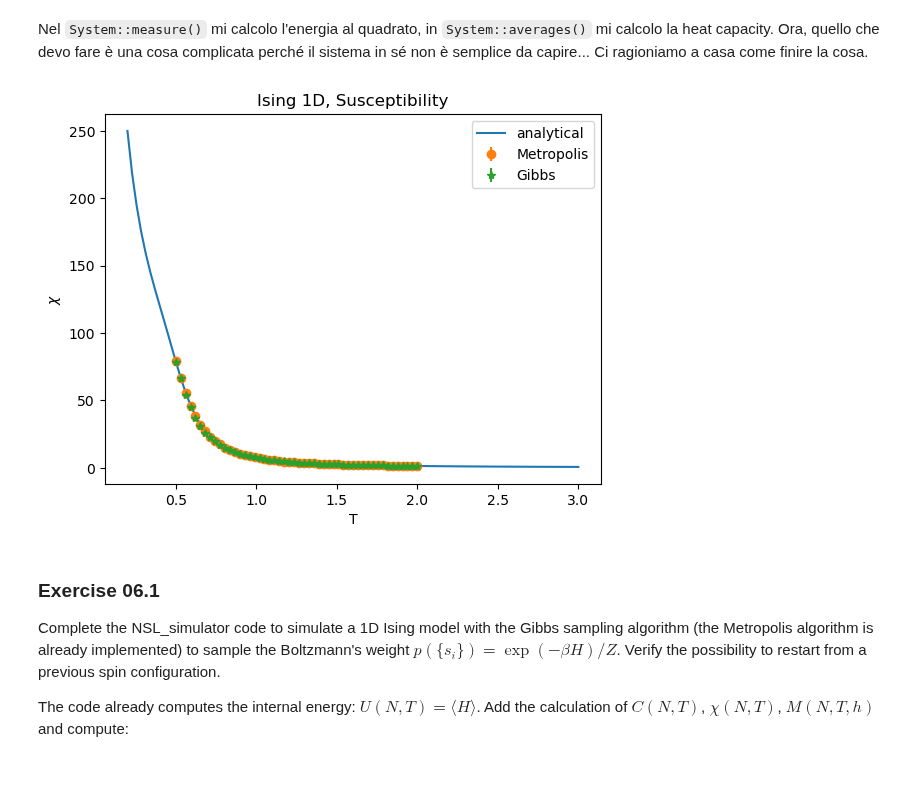
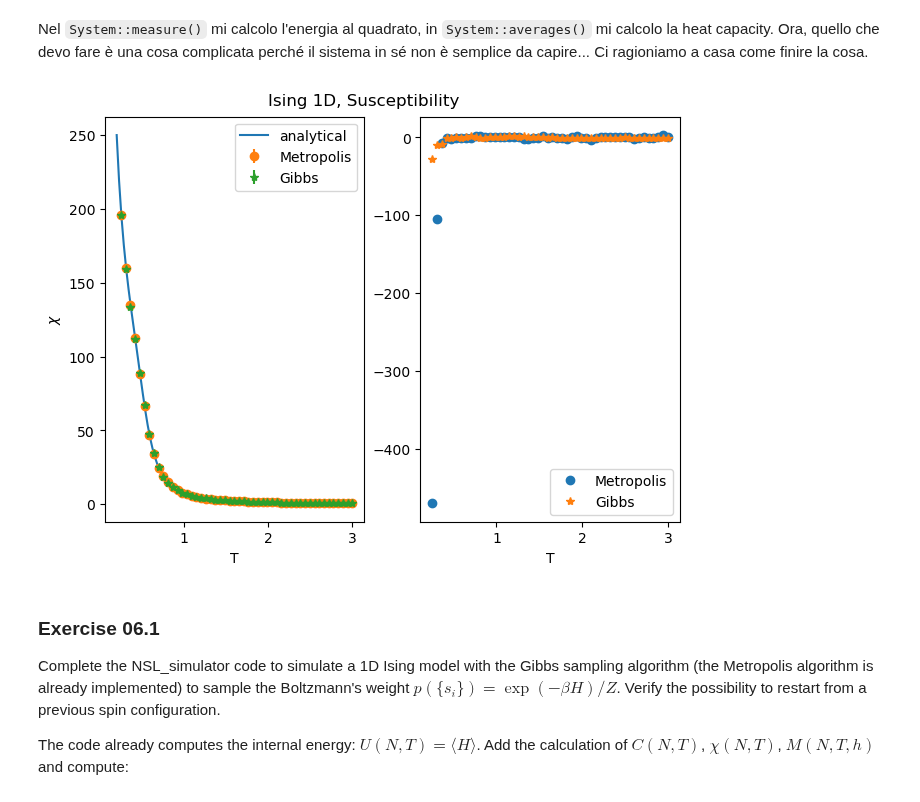
Before and after one commit to RandDouble/SimulazioneNumerica, a Jupyter notebook: LSN_Exercises_06.ipynb, the cells around one changed output. Drawn from its saved outputs; the diff is of its cells as text; code cells hidden in the pictures; blank space fills up the shorter version.

```diff
--- a/LSN_Exercises_06.ipynb
+++ b/LSN_Exercises_06.ipynb
@@ -214,19 +254,70 @@
 # %%
 # plt.axhline(susceptibility[-1, 2] , color = 'C1', label = 'Simulation @ T = 1')
 # plt.axvline(1., color ='k')
 # Analytical Results
-X = beta*np.exp(2*beta*J)*(1-thN)/(1+thN)
-plt.plot(T, X, label = 'analytical')
-plt.errorbar('TEMPERATURE', 'CHI_AVE', 'ERROR', data = chi_metro, label = 'Metropolis', linestyle = '', marker = 'o')
-plt.errorbar('TEMPERATURE', 'CHI_AVE', 'ERROR', data = chi_gibbs, label = 'Gibbs', linestyle = '', marker = '*')
+X = beta * np.exp(2 * beta * J) * (1 - thN) / (1 + thN)
 
-plt.title('Ising 1D, Susceptibility')
-plt.xlabel('T')
-plt.ylabel('$\chi$')
-plt.legend()
+
+def susceptibility(T, Ns, J):
+    beta = 1 / T
+    th = np.tanh(J / T)
+    thN = th**Ns
+    X = beta * np.exp(2 * beta * J) * (1 - thN) / (1 + thN)
+    return X
+
+
+fig, axs = plt.subplots(1, 2, layout="constrained")
+
+fig.suptitle("Ising 1D, Susceptibility")
+
+axs[0].plot(T, X, label="analytical")
+axs[0].errorbar(
+    "TEMPERATURE",
+    "CHI_AVE",
+    "ERROR",
+    data=chi_metro,
+    label="Metropolis",
+    linestyle="",
+    marker="o",
+)
+axs[0].errorbar(
+    "TEMPERATURE",
+    "CHI_AVE",
+    "ERROR",
+    data=chi_gibbs,
+    label="Gibbs",
+    linestyle="",
+    marker="*",
+)
+
+# Bias
+chi_metro["CHI_BIAS"] = (
+    -susceptibility(chi_metro["TEMPERATURE"], Ns, J) + chi_metro["CHI_AVE"]
+) / chi_metro["ERROR"]
+chi_gibbs["CHI_BIAS"] = (
+    -susceptibility(chi_gibbs["TEMPERATURE"], Ns, J) + chi_gibbs["CHI_AVE"]
+) / chi_gibbs["ERROR"]
+
+axs[1].plot(
+    "TEMPERATURE",
+    "CHI_BIAS",
+    data=chi_metro,
+    label="Metropolis",
+    linestyle="",
+    marker="o",
+)
+axs[1].plot(
+    "TEMPERATURE", "CHI_BIAS", data=chi_gibbs, label="Gibbs", linestyle="", marker="*"
+)
+
+axs[0].set_xlabel("T")
+axs[1].set_xlabel("T")
+axs[0].set_ylabel(r"$\chi$")
+axs[0].legend()
+axs[1].legend()
 plt.show()
 # %% [output]
-[figure, old version]
+[figure, new version]
 # %% [markdown]
 ### Exercise 06.1
 
```
Also changed, not shown: parts of 7 cells of this notebook, 2 other files.
